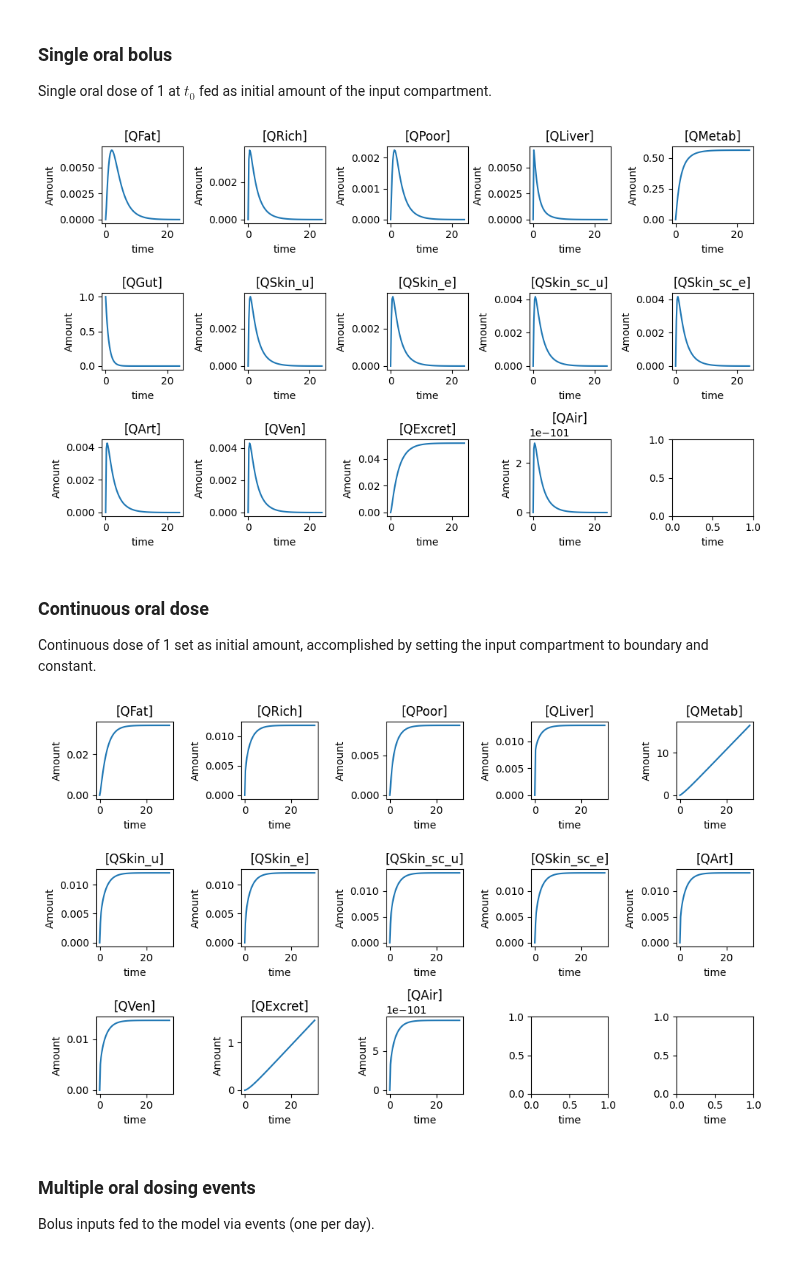
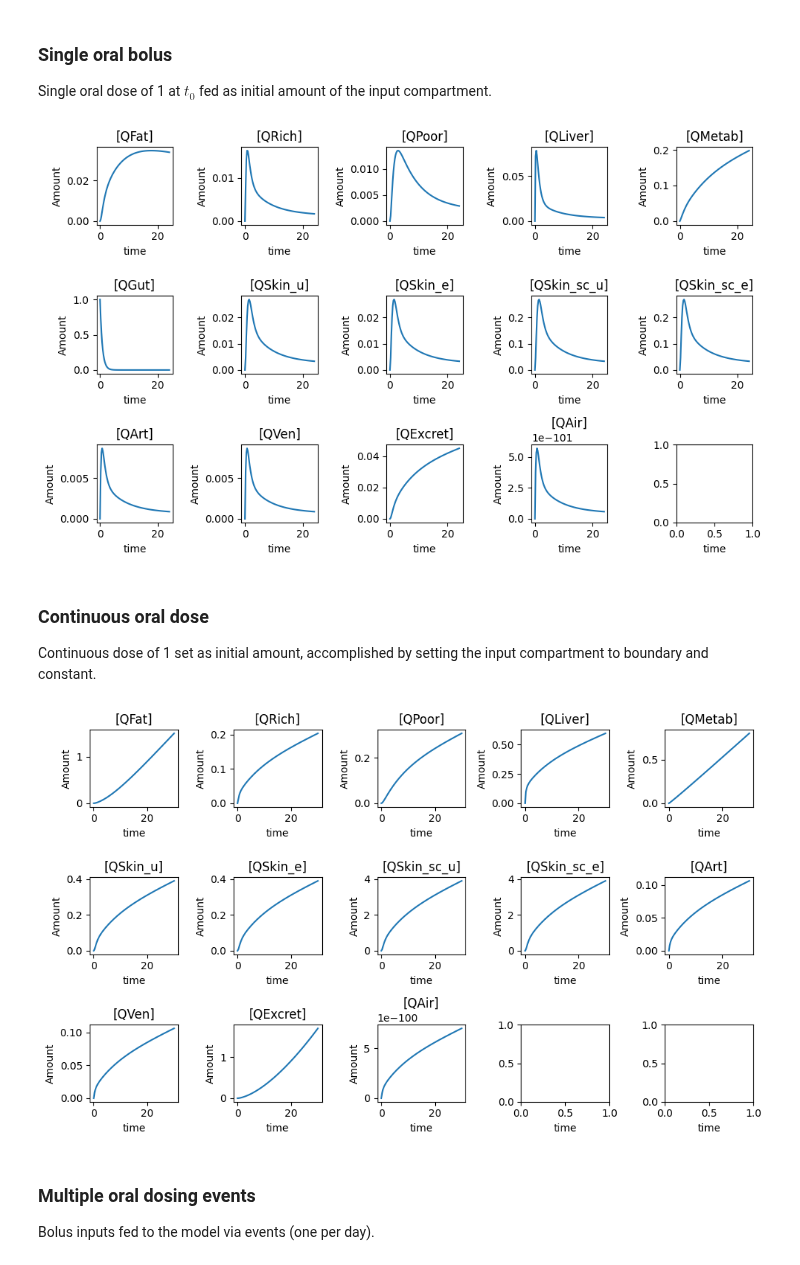
Before and after one commit to rivm-syso/euromix-to-sbml, a Jupyter notebook: notebooks/run_sbml_model.ipynb, the cells around one changed output. Drawn from its saved outputs; the diff is of its cells as text; code cells hidden in the pictures.

```diff
--- a/notebooks/run_sbml_model.ipynb
+++ b/notebooks/run_sbml_model.ipynb
@@ -6,14 +6,23 @@ This notebook demonstrates how to run simulations with the SBML PBK model using
 ## Preparation
 # %%
 import roadrunner as rr
+import pandas as pd
 import math
 import matplotlib.pyplot as plt
+import libsbml as ls
+from tabulate import tabulate
 
 # Specify sbml file path
 sbml_file = '../model/euromix.sbml'
 
-# Specify the input
+# Specify the input species
 oral_input = 'QGut'
+dermal_input = 'QSkin_sc_e'
+inhalation_input = 'QAir'
+
+# Specify parametrisations file and instance id
+param_file = '../Parametrisations/EuroMix-Parametrisations.csv'
+param_instance_id = 'CosmosCypermethrin'
 # %% [markdown]
 ## Running the model
 # %%
@@ -29,3 +38,19 @@ def plotSimulationResults(res, selections):
         axes[i-1].plot(res['time'], res[sid])
         axes[i-1].set(ylabel=f"Amount", title=labels[i])
     fig.tight_layout()
+
+# Helper function for generating dosing event patterns
+def generateDoseEventsPattern(amount, start, step, stop):
+    timings = range(start, stop, step)
+    events = []
+    for timing in timings:
+        events.append((timing, amount))
+    return events
+
+# Helper function for loading parametrisations
+def loadParametrisation(model, filename, idInstance):
+    df = pd.read_csv(filename)
+    df['Value'] = df['Value'].astype(float)
+    df = df.loc[df['idModelInstance'] == idInstance]
+    for index, row in df.iterrows():
+        model[str(row['Parameter'])] = row['Value']
@@ -36,20 +109,22 @@ Single oral dose of 1 at $t_0$ fed as initial amount of the input compartment.
 # %%
 # Load the PBPK model from the SBML file
 rr_model = rr.RoadRunner(sbml_file)
 
-# Set initial amout
+# Set initial amount
 rr_model.setInitAmount(oral_input, 1)
 rr_model.setConstant(oral_input, False)
 rr_model.setBoundary(oral_input, False)
 
+# Load parametrisation
+loadParametrisation(rr_model, param_file, param_instance_id)
+
 # Simulate the PBPK model
-rr_model.resetAll()
 results = rr_model.simulate(start=0, end=24, points=100)
 
 # Plot the results
 plotSimulationResults(results, rr_model.timeCourseSelections)
 # %% [output]
-[figure, old version]
+[figure, new version]
 # %% [markdown]
 ### Continuous oral dose
 
@@ -58,19 +133,21 @@ Continuous dose of 1 set as initial amount, accomplished by setting the input co
 # Load the PBPK model from the SBML file
 rr_model = rr.RoadRunner(sbml_file)
 
-# Set initial amout set constant and boundary for Gut
+# Set initial amount set constant and boundary for Gut
 rr_model.setInitAmount(oral_input, 1)
 rr_model.setConstant(oral_input, True)
 rr_model.setBoundary(oral_input, True)
 
+# Load parametrisation
+loadParametrisation(rr_model, param_file, param_instance_id)
+
 # Simulate the PBPK model
-rr_model.resetAll()
 results = rr_model.simulate(start=0, end=30, points=100)
 
 # Plot the results
 plotSimulationResults(results, rr_model.timeCourseSelections)
 # %% [output]
-[figure, old version]
+[figure, new version]
 # %% [markdown]
 ### Multiple oral dosing events
 
```
Also changed, not shown: parts of 4 cells of this notebook, 2 other files.
